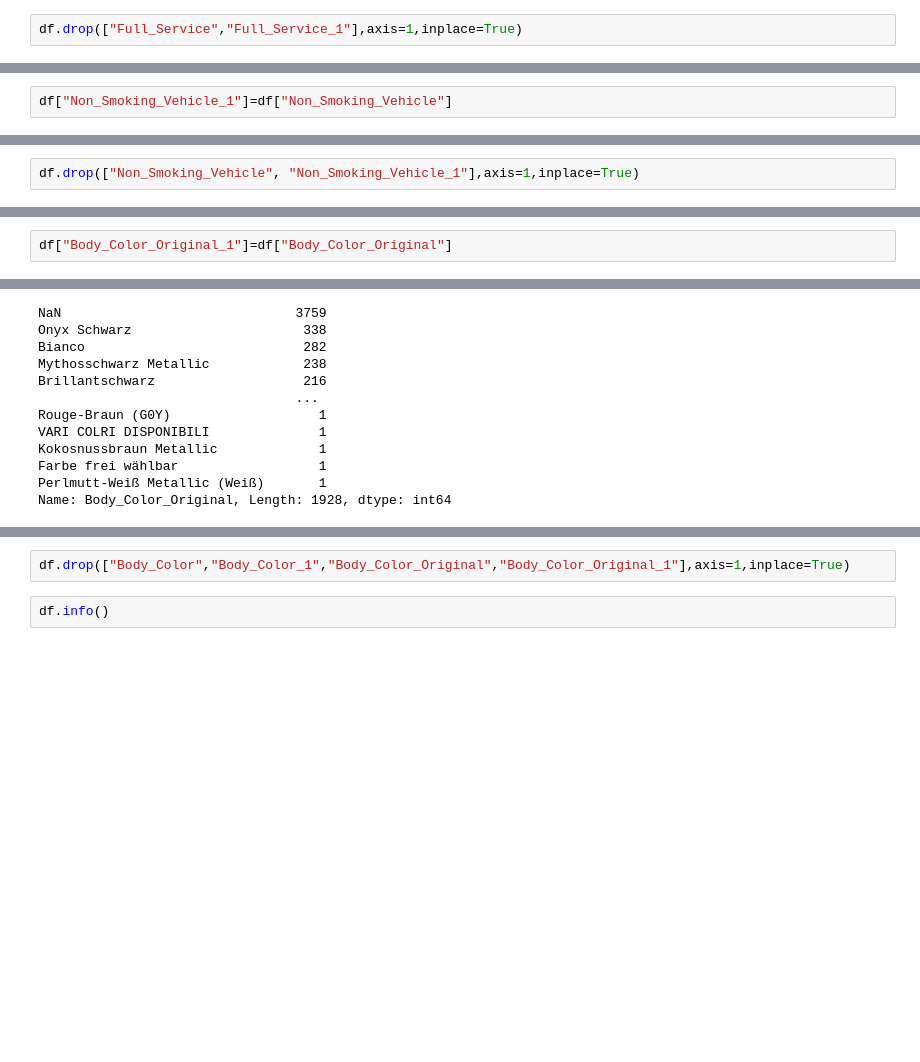
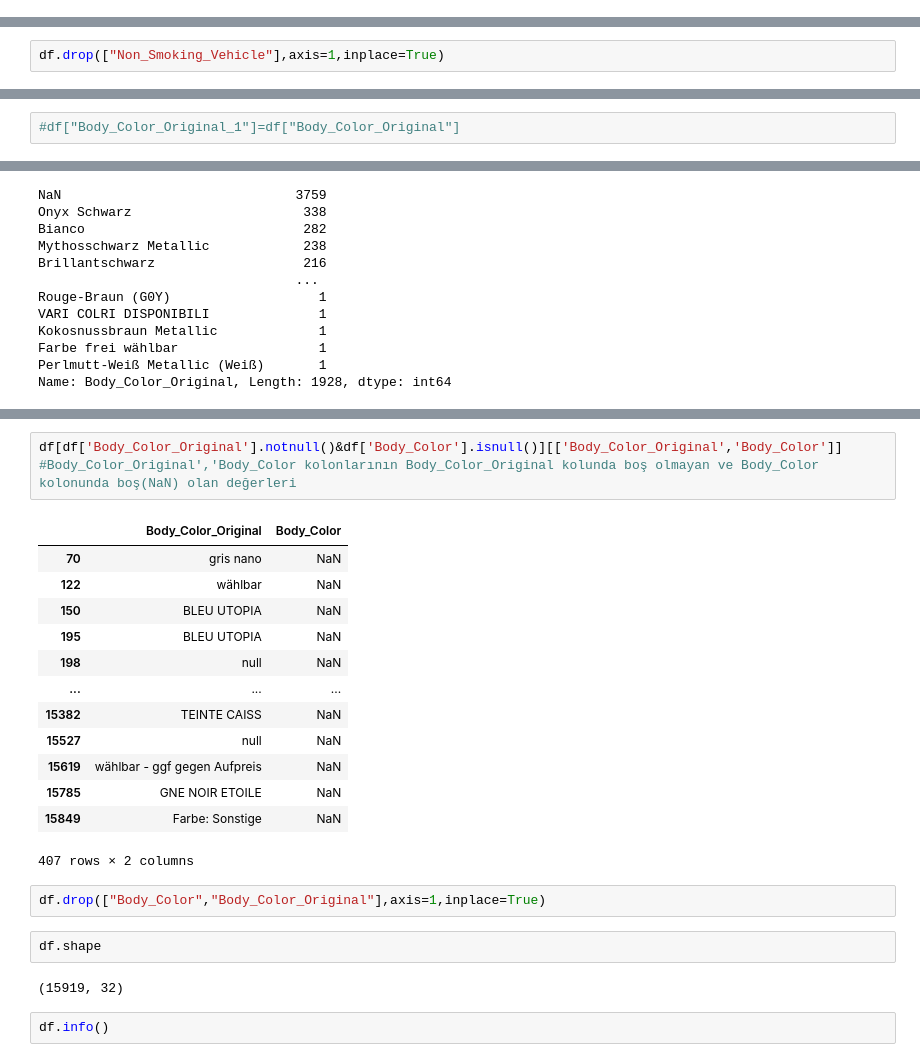
Before and after one commit to MK2709/DS11-assigments, a Jupyter notebook: DAwPy_Capstone_Project_(AutoScout)_Part1(DataCleaning)_D1461_Metin.ipynb, the cells around one changed output, grey strips where cells are left out. Drawn from its saved outputs; the diff is of its cells as text; blank space fills up the shorter version.

```diff
--- a/DAwPy_Capstone_Project_(AutoScout)_Part1(DataCleaning)_D1461_Metin.ipynb
+++ b/DAwPy_Capstone_Project_(AutoScout)_Part1(DataCleaning)_D1461_Metin.ipynb
@@ -1913,5 +1966,3 @@ AttributeError: ignored
-# %%
-df.drop(["Full_Service","Full_Service_1"],axis=1,inplace=True)
 # %%
 df.info()
 # %% [output]
@@ -1949,8 +2000,6 @@ df["Non_Smoking_Vehicle"]
 15917                        NaN
 15918                        NaN
 Name: Non_Smoking_Vehicle, Length: 15919, dtype: object
-# %%
-df["Non_Smoking_Vehicle_1"]=df["Non_Smoking_Vehicle"]
 # %%
 df["Non_Smoking_Vehicle"].value_counts(dropna=False)
 # %% [output]
@@ -1977,4 +2026,4 @@ NaN
 [\n, \n, \n175 g CO2/km (comb)\n]                                                                1
 Name: Non_Smoking_Vehicle, dtype: int64
 # %%
-df.drop(["Non_Smoking_Vehicle", "Non_Smoking_Vehicle_1"],axis=1,inplace=True)
+df.drop(["Non_Smoking_Vehicle"],axis=1,inplace=True)
@@ -2125,5 +2239,5 @@ df["Body_Color"]=df["Body_Color"].str[1].str.strip('\n')
 # %%
-df["Body_Color_Original_1"]=df["Body_Color_Original"]
+#df["Body_Color_Original_1"]=df["Body_Color_Original"]
 # %%
 df["Body_Color_Original"]
 # %% [output]
@@ -2193,5 +2352,26 @@ Name: Body_Color_Original, Length: 1928, dtype: int64
+# %%
+df[df['Body_Color_Original'].notnull()&df['Body_Color'].isnull()][['Body_Color_Original','Body_Color']]
+#Body_Color_Original','Body_Color kolonlarının Body_Color_Original kolunda boş olmayan ve Body_Color kolonunda boş(NaN) olan değerleri
+# %% [output]
+|  | Body_Color_Original | Body_Color |
+| 70 | gris nano | NaN |
+| 122 | wählbar | NaN |
+| 150 | BLEU UTOPIA | NaN |
+| 195 | BLEU UTOPIA | NaN |
+| 198 | null | NaN |
+| ... | ... | ... |
+| 15382 | TEINTE CAISS | NaN |
+| 15527 | null | NaN |
+| 15619 | wählbar - ggf gegen Aufpreis | NaN |
+| 15785 | GNE NOIR ETOILE | NaN |
+| 15849 | Farbe: Sonstige | NaN |
+407 rows × 2 columns
 # %%
-df.drop(["Body_Color","Body_Color_1","Body_Color_Original","Body_Color_Original_1"],axis=1,inplace=True)
+df.drop(["Body_Color","Body_Color_Original"],axis=1,inplace=True)
+# %%
+df.shape
+# %% [output]
+(15919, 32)
 # %%
 df.info()
 # %% [output]
```
Also changed, not shown: parts of 120 cells of this notebook.
